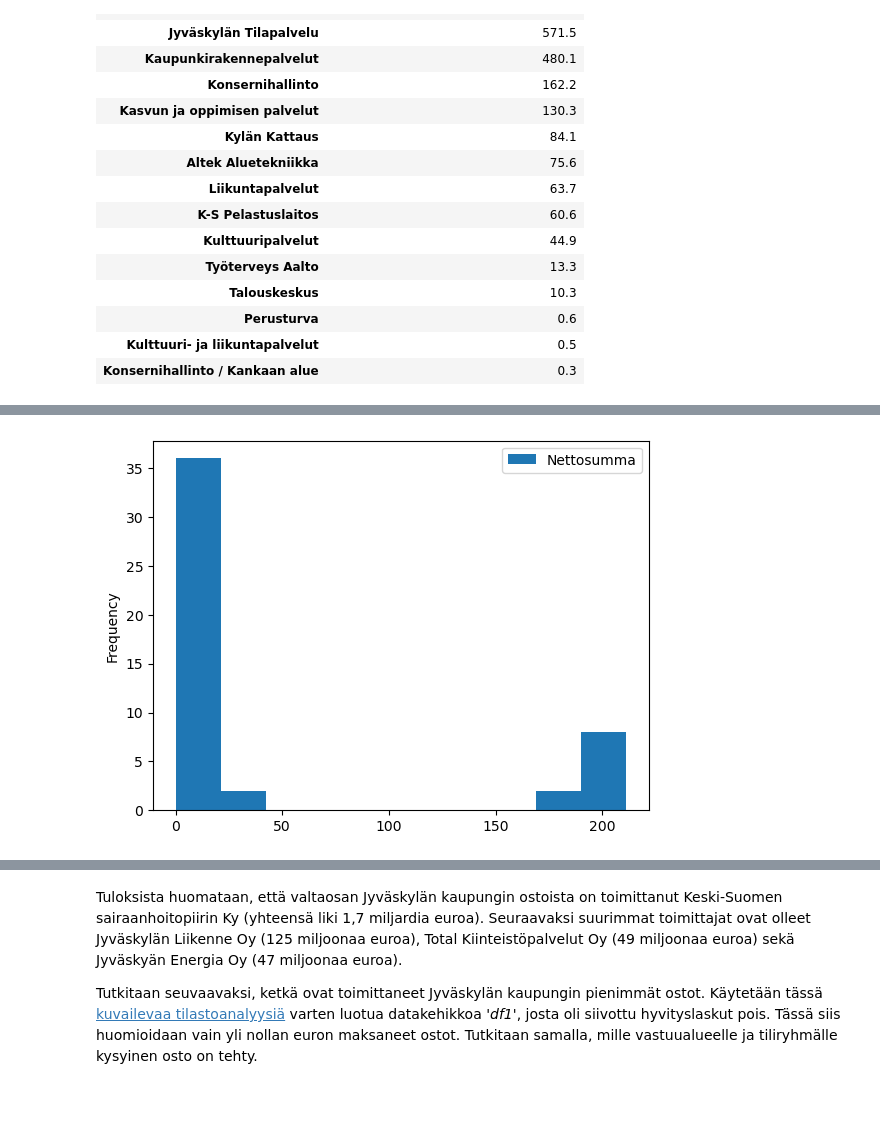
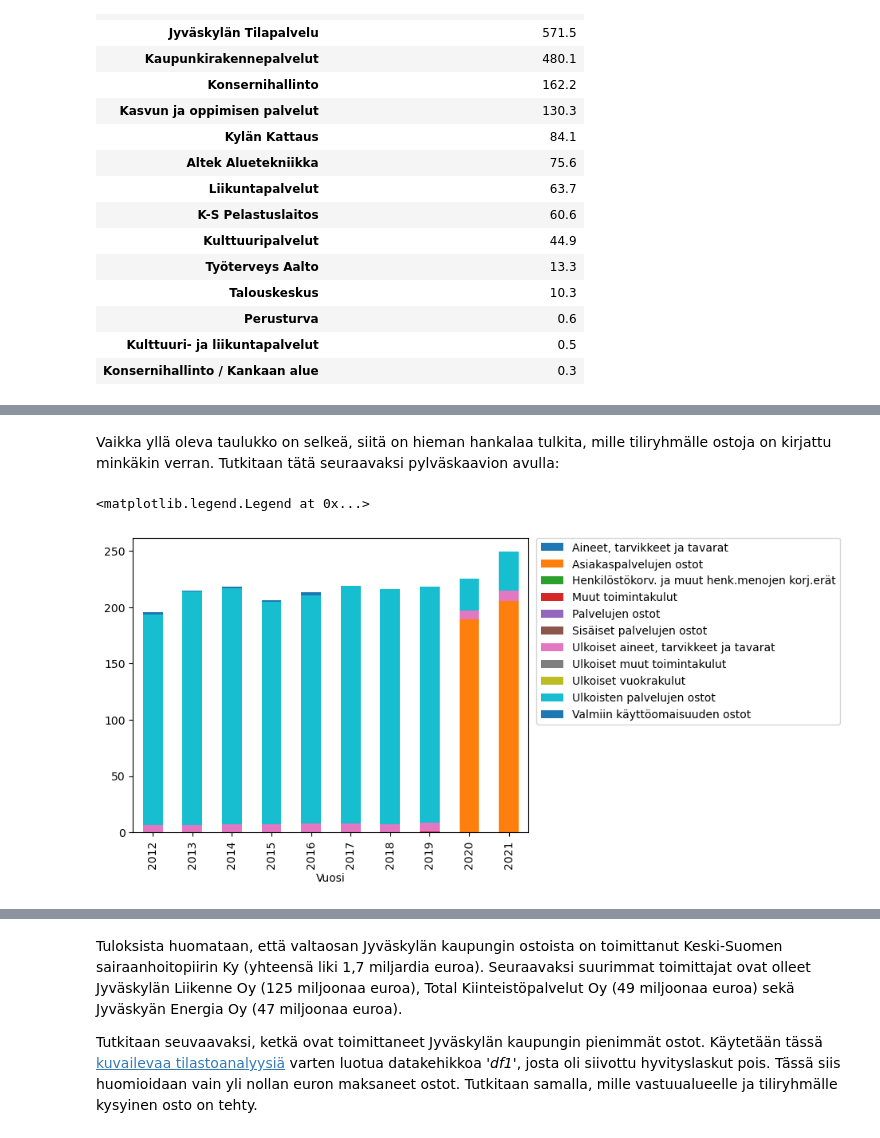
Before and after one commit to SallaLipasti/jkl-ostolaskut, a Jupyter notebook: ostolaskut_analyysi.ipynb, the cells around one changed output, grey strips where cells are left out. Saved outputs shown, nothing was run; the diff lists cells and outputs as text; code cells hidden in the pictures; blank space fills up the shorter version.

```diff
--- a/ostolaskut_analyysi.ipynb
+++ b/ostolaskut_analyysi.ipynb
@@ -441,6 +388,11 @@ sote2
-# %%
-# Katsotaan, kuinka ostot
-sote1.plot(kind = 'hist')
-plt.show()
-# %% [output]
-[figure, removed]
+# %% [markdown]
+Vaikka yllä oleva taulukko on selkeä, siitä on hieman hankalaa tulkita, mille tiliryhmälle ostoja on kirjattu minkäkin verran. Tutkitaan tätä seuraavaksi pylväskaavion avulla:
+# %%
+# Tehdään pylväskaavio vuosittaisten sote-ostojen jakautumisesta tiliryhmittäin:
+sote1.Nettosumma.unstack().plot(kind='bar', stacked=True)
+
+# Asetetaan selitelaatikko kuvion viereen:
+plt.legend(bbox_to_anchor=(1.02, 1), loc='upper left', borderaxespad=0)
+# %% [output]
+<matplotlib.legend.Legend at 0x...>
+[figure, added]
```
Also changed, not shown: parts of 46 cells of this notebook.
